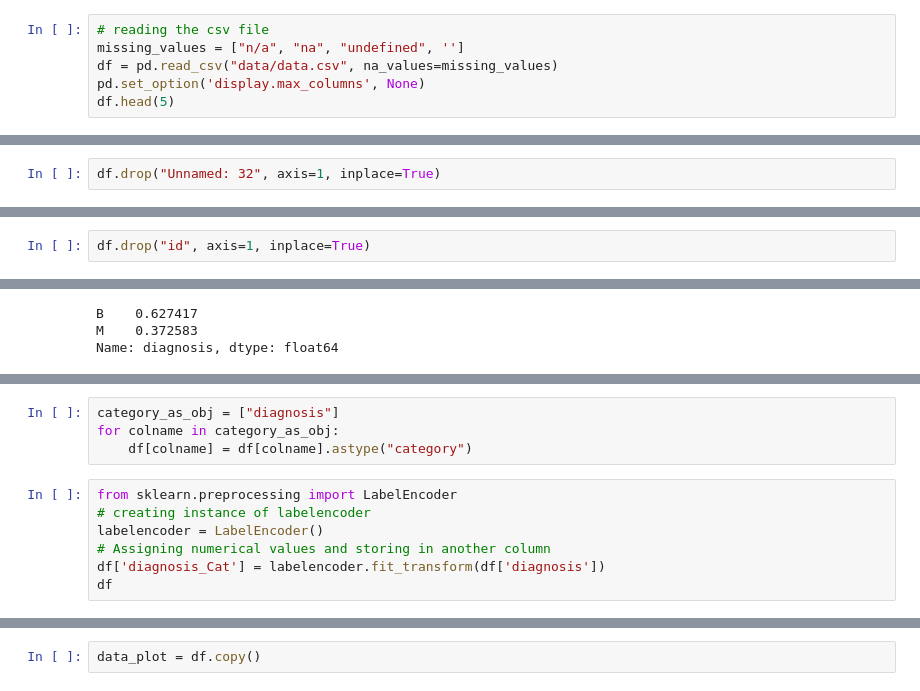
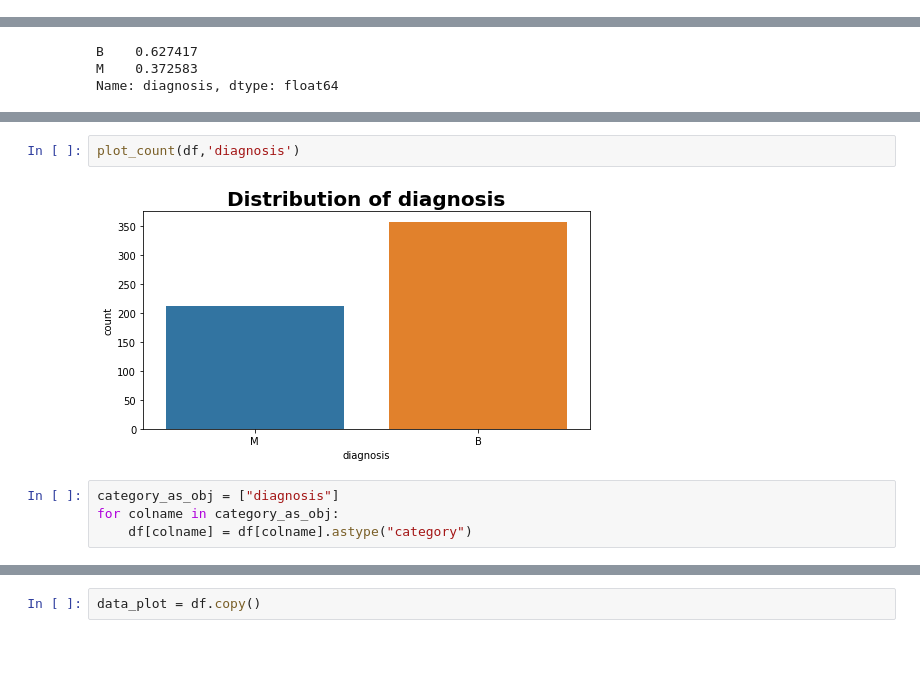
Before and after one commit to bwibokhaabi/causal_inference, a Jupyter notebook: notebooks/eda.ipynb, the cells around one changed output, grey strips where cells are left out. Drawn from its saved outputs; the diff is of its cells as text; blank space fills up the shorter version.

```diff
--- a/notebooks/eda.ipynb
+++ b/notebooks/eda.ipynb
@@ -85,6 +80,0 @@ NameError: name 'load_df_from_csv' is not defined
-# %%
-# reading the csv file
-missing_values = ["n/a", "na", "undefined", '']
-df = pd.read_csv("data/data.csv", na_values=missing_values)
-pd.set_option('display.max_columns', None)
-df.head(5)
@@ -131,4 +213,2 @@ dtype: int64
 # %% [markdown]
 The dataset has zero missig values save for the Unnamed: 32 colum.Let us drop it.
-# %%
-df.drop("Unnamed: 32", axis=1, inplace=True)
@@ -149,2 +214,0 @@ df.drop("Unnamed: 32", axis=1, inplace=True)
-# %%
-df.drop("id", axis=1, inplace=True)
@@ -213,11 +293,8 @@ df["diagnosis"].value_counts().plot(kind="bar", color=["peru", "darkmagenta"]);
+# %%
+plot_count(df,'diagnosis')
+# %% [output]
+[figure, added]
 # %%
 category_as_obj = ["diagnosis"]
 for colname in category_as_obj:
     df[colname] = df[colname].astype("category")
-# %%
-from sklearn.preprocessing import LabelEncoder
-# creating instance of labelencoder
-labelencoder = LabelEncoder()
-# Assigning numerical values and storing in another column
-df['diagnosis_Cat'] = labelencoder.fit_transform(df['diagnosis'])
-df
```
Also changed, not shown: parts of 44 cells of this notebook, 2 other files.
